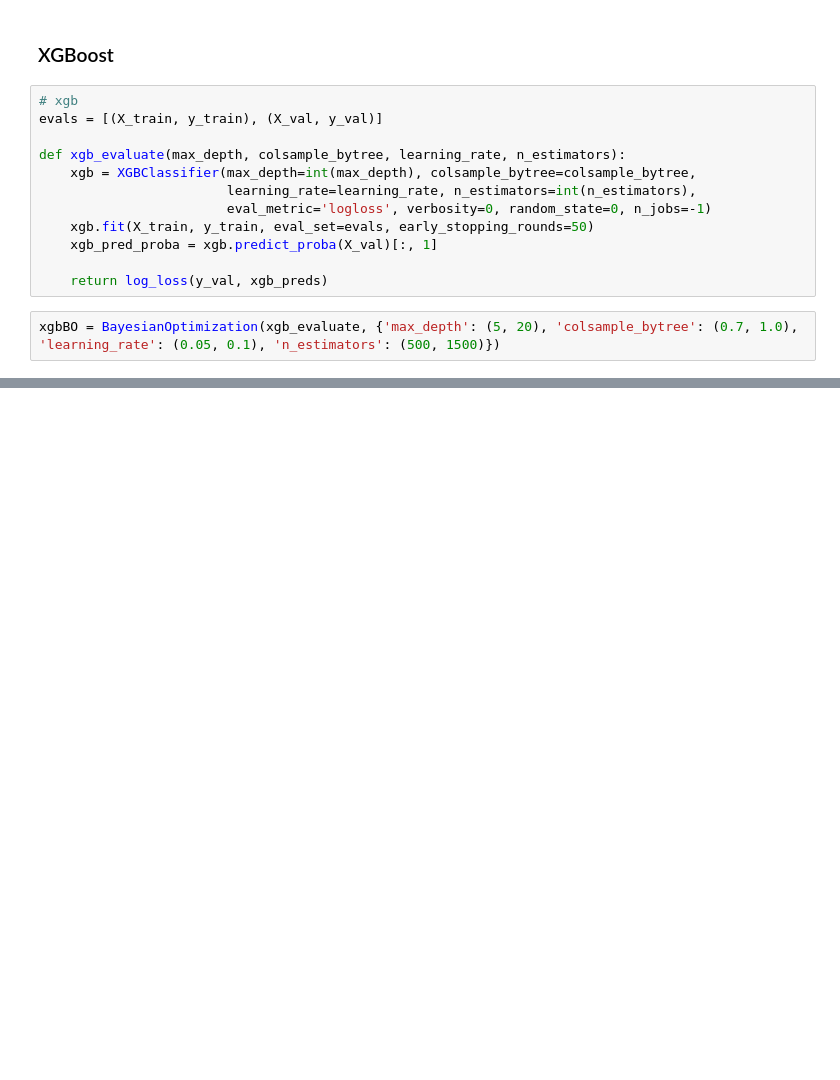
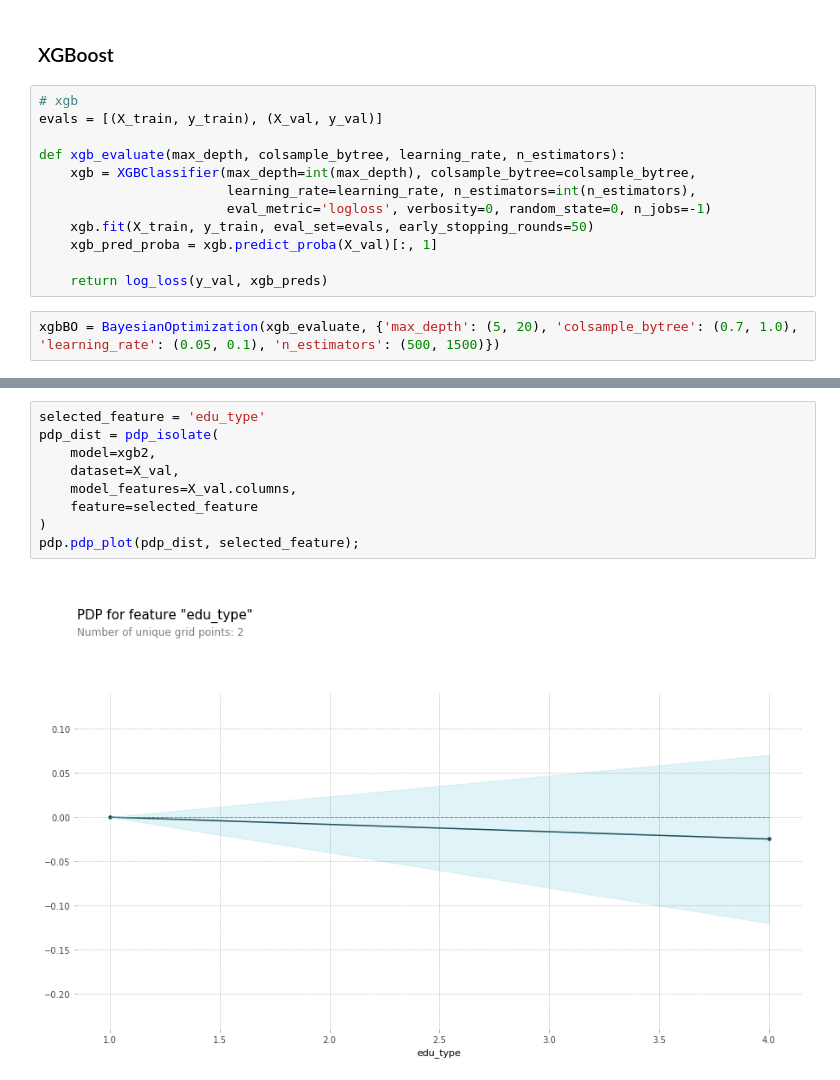
Before and after one commit to SungaHwang/ML_practice, a Jupyter notebook: PDP_신용카드연체예측.ipynb, the cells around one changed output, grey strips where cells are left out. Saved outputs shown, nothing was run; the diff lists cells and outputs as text; blank space fills up the shorter version.

```diff
--- a/PDP_신용카드연체예측.ipynb
+++ b/PDP_신용카드연체예측.ipynb
@@ -519,0 +575,11 @@ Will train until validation_1-logloss hasn't improved in 50 rounds.
+# %%
+selected_feature = 'edu_type'
+pdp_dist = pdp_isolate(
+    model=xgb2,
+    dataset=X_val,
+    model_features=X_val.columns,
+    feature=selected_feature
+)
+pdp.pdp_plot(pdp_dist, selected_feature);
+# %% [output]
+[figure, added]
```
Also changed, not shown: parts of 15 cells of this notebook, 2 other files.
